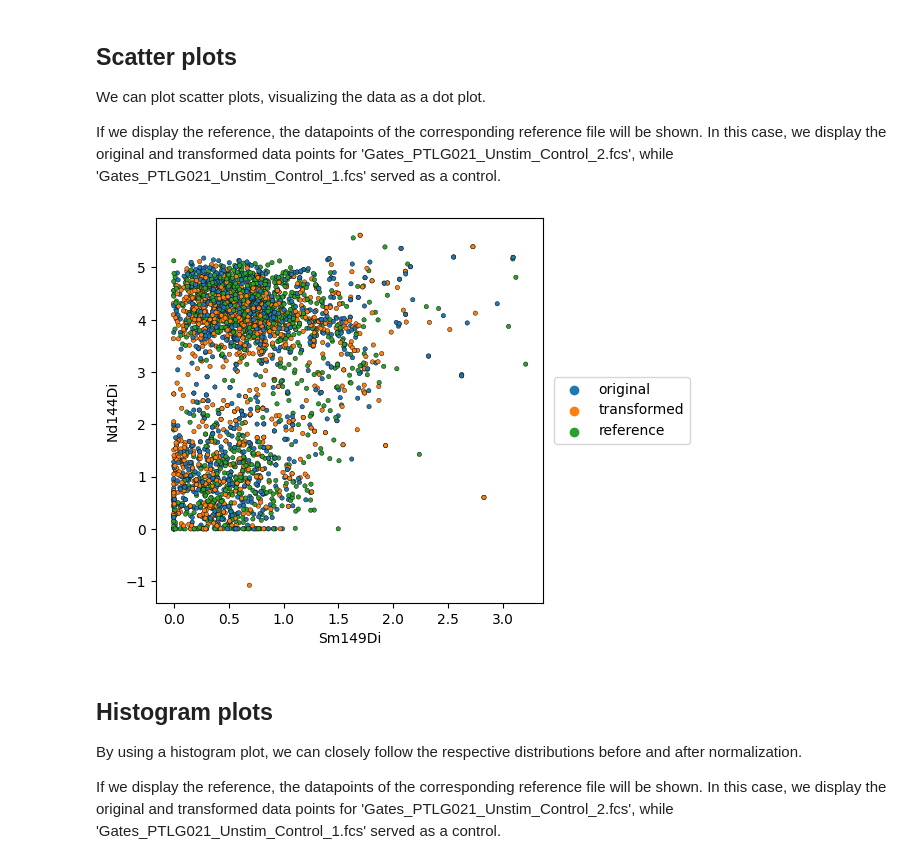
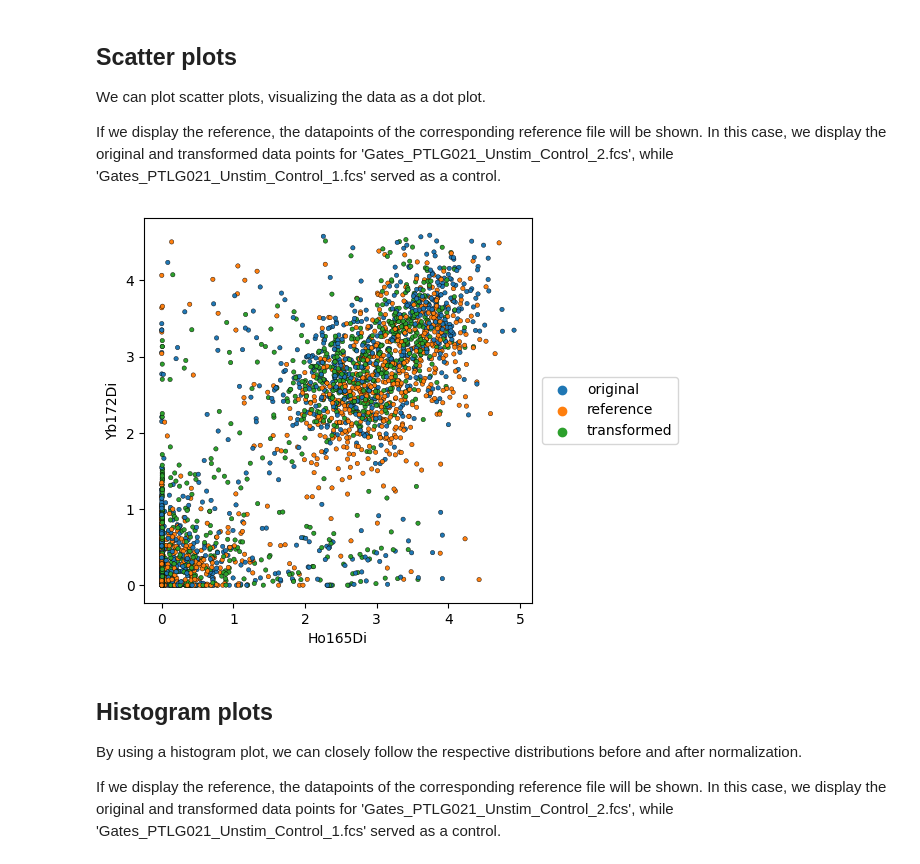
Before and after one commit to TarikExner/CytoNormPy, a Jupyter notebook: cytonormpy/vignettes/cytonormpy_plotting.ipynb, the cells around one changed output. Saved outputs shown, nothing was run; the diff lists cells and outputs as text; code cells hidden in the pictures.

```diff
--- a/cytonormpy/vignettes/cytonormpy_plotting.ipynb
+++ b/cytonormpy/vignettes/cytonormpy_plotting.ipynb
@@ -40,17 +42,15 @@ We can plot scatter plots, visualizing the data as a dot plot.
 If we display the reference, the datapoints of the corresponding reference file will be shown. In this case, we display the original and transformed data points for 'Gates_PTLG021_Unstim_Control_2.fcs', while 'Gates_PTLG021_Unstim_Control_1.fcs' served as a control.
 # %%
 cnpl.scatter(file_name = files[3],
-             x_channel = "Sm149Di",
-             y_channel = "Nd144Di",
-             x_scale = "linear",
-             y_scale = "linear",
+             x_channel = "Ho165Di",
+             y_channel = "Yb172Di",
              display_reference = True,
              figsize = (5,5),
              s = 10,
              edgecolor = "black",
              linewidth = 0.3)
 # %% [output]
-[figure, old version]
+[figure, new version]
 # %% [markdown]
 ## Histogram plots
 
```
Also changed, not shown: parts of 16 cells of this notebook, 14 other files.
